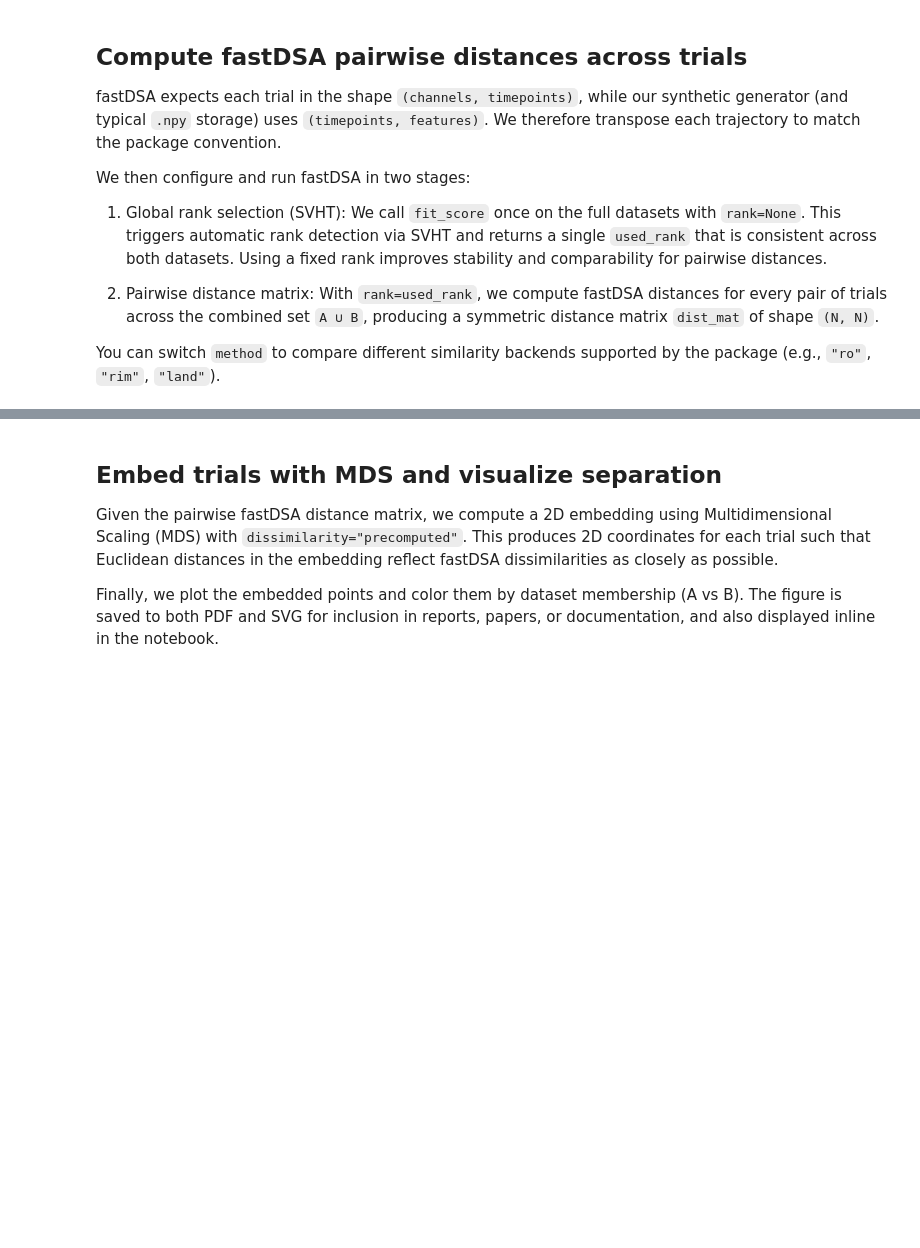
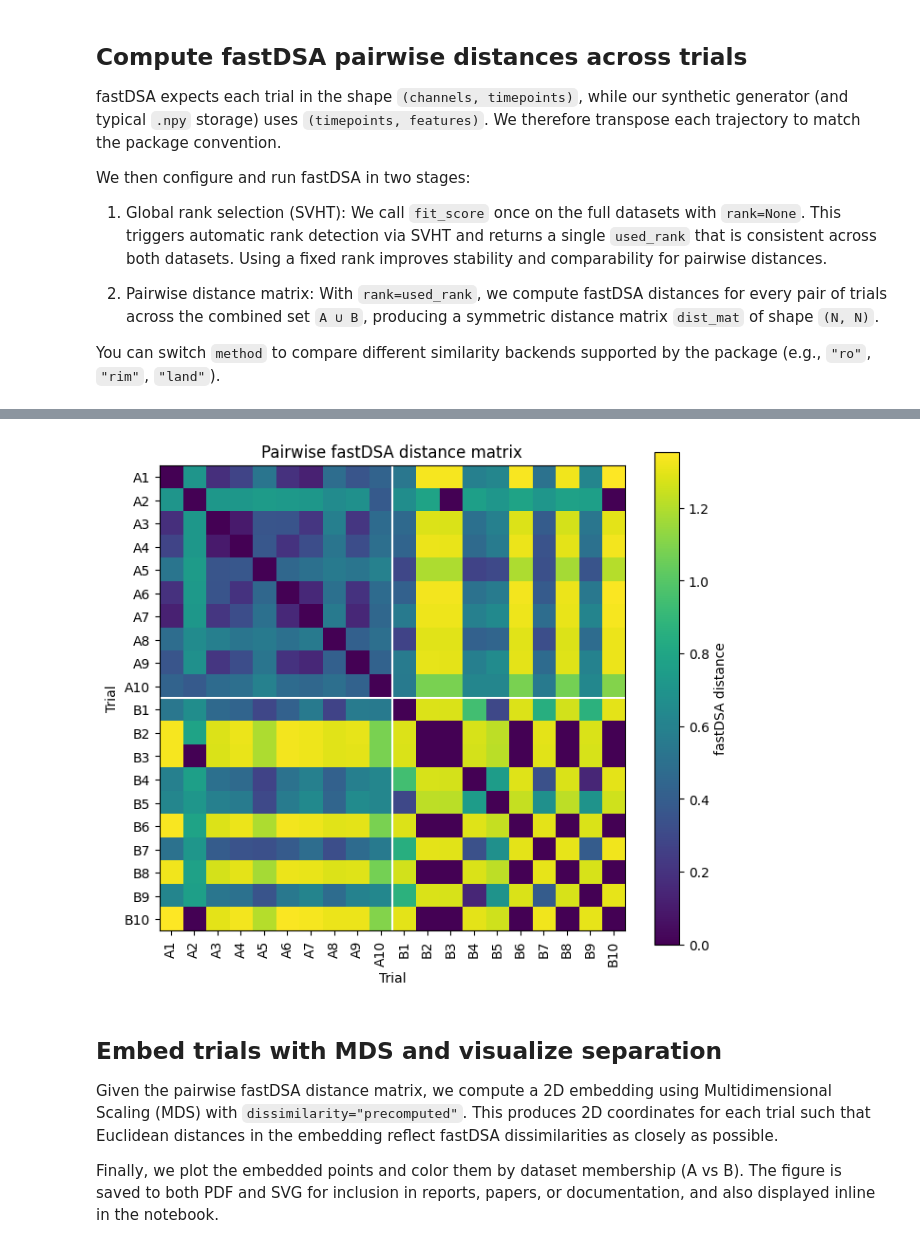
Before and after one commit to CMC-lab/fastDSA, a Jupyter notebook: Tutorial/Tutorial1.ipynb, the cells around one changed output, grey strips where cells are left out. Cells and saved outputs as stored; diff of their text form; code cells hidden in the pictures; blank space fills up the shorter version.

```diff
--- a/Tutorial/Tutorial1.ipynb
+++ b/Tutorial/Tutorial1.ipynb
@@ -350,3 +387,23 @@ Distance matrix shape: (20, 20)
+# %%
+# Simple color plot of the pairwise fastDSA distance matrix.
+plt.figure(figsize=(7, 6))
+im = plt.imshow(dist_mat, cmap="viridis", interpolation="nearest")
+plt.colorbar(im, label="fastDSA distance")
+
+nA_dist = len(dataset_A_ct)
+plt.axhline(nA_dist - 0.5, color="white", linewidth=1.5)
+plt.axvline(nA_dist - 0.5, color="white", linewidth=1.5)
+
+trial_labels = [f"A{i + 1}" for i in range(len(dataset_A_ct))] + [f"B{i + 1}" for i in range(len(dataset_B_ct))]
+plt.xticks(np.arange(N), trial_labels, rotation=90)
+plt.yticks(np.arange(N), trial_labels)
+plt.xlabel("Trial")
+plt.ylabel("Trial")
+plt.title("Pairwise fastDSA distance matrix")
+plt.tight_layout()
+plt.show()
+# %% [output]
+[figure, added]
 # %% [markdown]
 ## Embed trials with MDS and visualize separation
 
```
Also changed, not shown: parts of 5 cells of this notebook, 7 other files.
